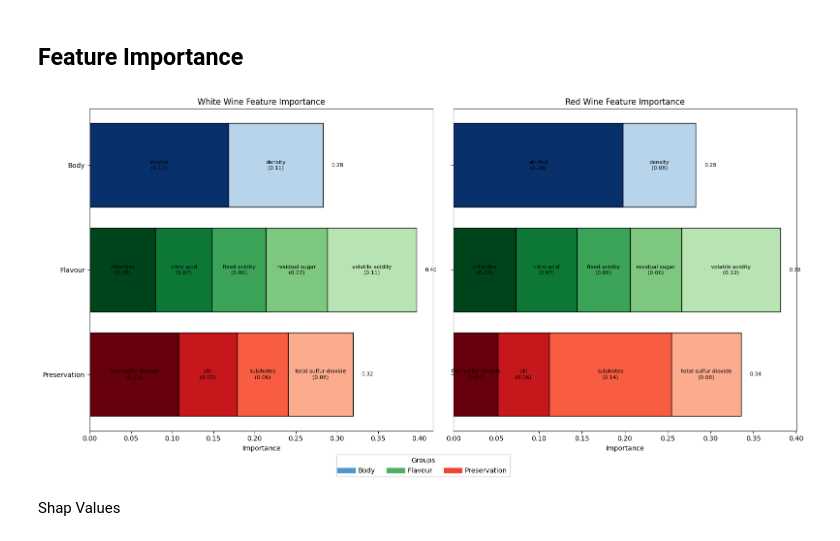
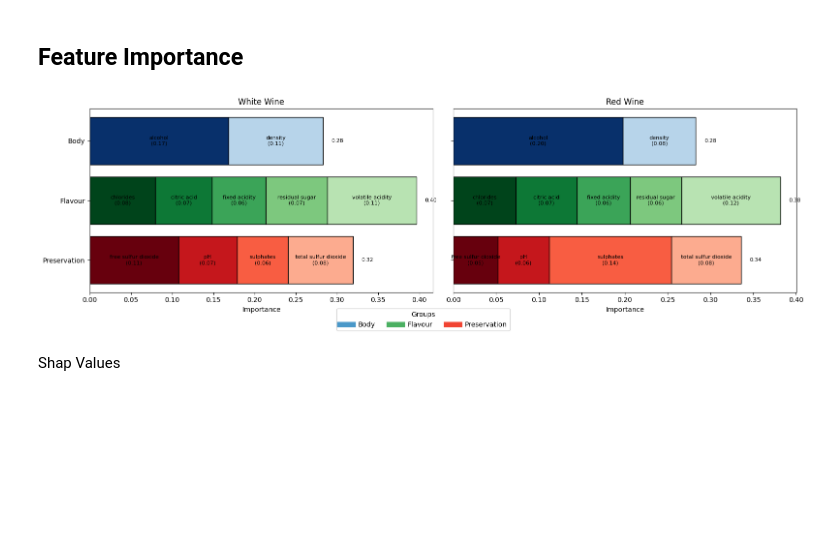
Before and after one commit to CW00D/Learning-from-Data-Coursework, a Jupyter notebook: Submission/Wine_Grading.ipynb, the cells around one changed output. Cells and saved outputs as stored; diff of their text form; code cells hidden in the pictures; blank space fills up the shorter version.

Commit message:
Finished shap charts

```diff
--- a/Submission/Wine_Grading.ipynb
+++ b/Submission/Wine_Grading.ipynb
@@ -151,7 +151,7 @@ red_group_data = red_importance_df.groupby('Group')
 groups = ['Preservation', 'Flavour', 'Body']  # Reverse order here
 
 # Plot side by side
-fig, axes = plt.subplots(1, 2, figsize=(16, 8), sharey=True)
+fig, axes = plt.subplots(1, 2, figsize=(16, 5), sharey=True)
 color_palettes = {
     'Body': plt.cm.Blues,
     'Flavour': plt.cm.Greens,
@@ -194,35 +194,35 @@ for ax, group_data, title in zip(axes, [white_group_data, red_group_data], ['Whi
         # Add total value at the end of the group bar
         total_value = bottoms[i]
         ax.text(
             total_value + 0.01,  # Slightly offset from the bar
             bar_positions[i],
             f"{total_value:.2f}",
             ha='left',
             va='center',
             color='black',
             fontsize=8
         )
 
     # Customize each subplot
     ax.set_yticks(bar_positions)
     ax.set_yticklabels(groups)  # Ensure y-tick labels reflect reversed order
     ax.set_xlabel('Importance')
-    ax.set_title(f'{title} Feature Importance')
+    ax.set_title(f'{title}')
 
 # Add a shared legend outside the plot area
 group_handles = [
     plt.Line2D([0], [0], color=color_palettes[group_name](0.6), lw=8, label=group_name)
     for group_name in feature_groups.keys()
 ]
 fig.legend(handles=group_handles, title="Groups", loc='lower center', ncol=len(feature_groups))
 
 # Adjust layout
 plt.tight_layout(rect=[0, 0.05, 1, 1])  # Ensure the chart fits within the remaining area
 
 # Save the figure instead of displaying
 plt.savefig('output/feature_importance_plot.png', dpi=300, bbox_inches='tight')  # Save as a PNG file with high resolution
 # %% [output]
-[figure, old version]
+[figure, new version]
 # %% [markdown]
 Shap Values
 # %%
```
Also changed, not shown: parts of 3 cells of this notebook, 8 other files.
